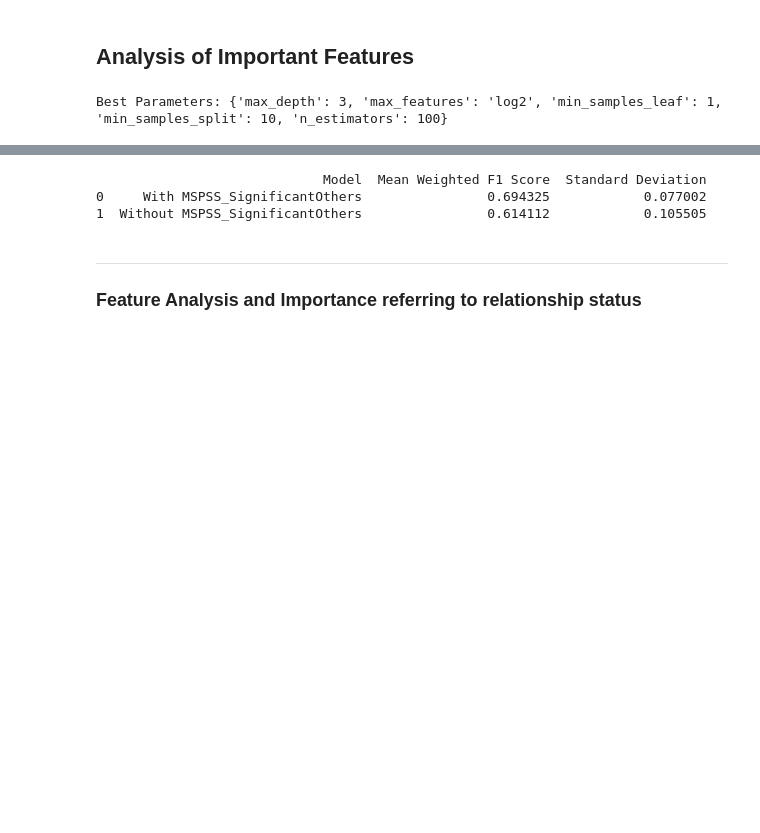
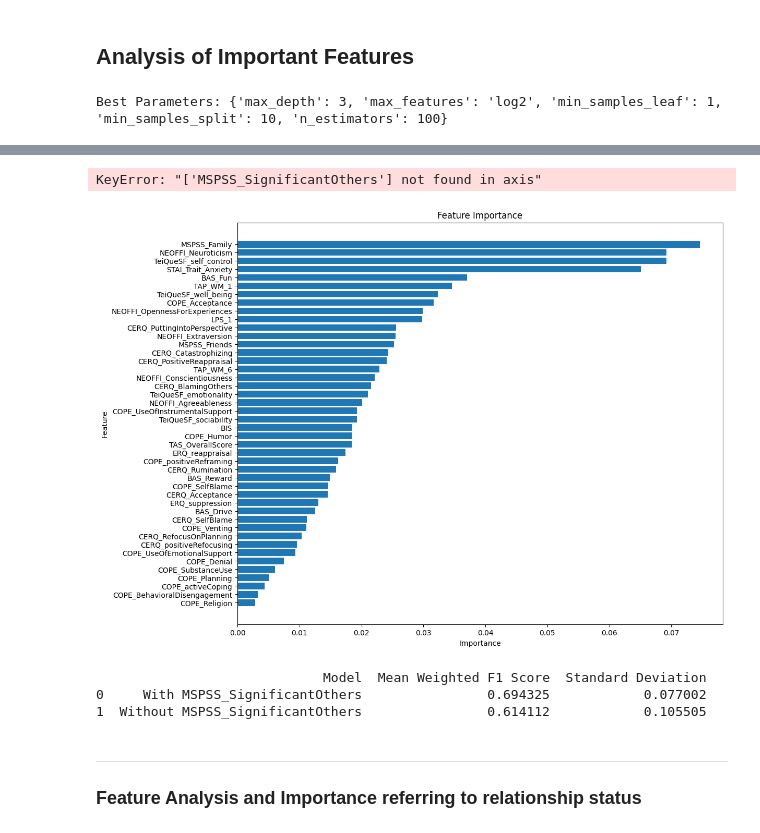
Before and after one commit to nicola1702/LEMON-Love-Predictor, a Jupyter notebook: code/model_training.ipynb, the cells around one changed output, grey strips where cells are left out. Cells and saved outputs as stored; diff of their text form; code cells hidden in the pictures; blank space fills up the shorter version.

```diff
--- a/code/model_training.ipynb
+++ b/code/model_training.ipynb
@@ -279,3 +252,67 @@ Weighted F1 Score: 0.6141 ± 0.1055
+# %%
+# Define parameter grid
+merged_data_clean_scaled_dataframe_ohne_MSPSS = merged_data_clean_scaled_dataframe.drop(columns=["MSPSS_SignificantOthers"])
+
+merged_data_clean_relevant_MSPSS = merged_data_clean_relevant.drop(columns=["MSPSS_SignificantOthers"])
+#normalize data
+scaler = RobustScaler()
+merged_data_clean_scaled_MSPSS = scaler.fit_transform(merged_data_clean_relevant_MSPSS)
+
+#Dataframe with normalized columsn and header
+merged_data_clean_scaled_dataframe_MSPSS = pd.DataFrame(merged_data_clean_scaled_MSPSS, columns=merged_data_clean_relevant_MSPSS.columns)
+
+X_train, X_test, Y_train, Y_test = train_test_split(merged_data_clean_scaled_MSPSS, relationship_array, test_size=0.2, stratify=relationship_array, random_state=42)
+
+param_grid = {
+    'max_depth': [3, 5, 10],
+    'min_samples_split': [2, 5, 10, 20],
+    'min_samples_leaf': [1, 2, 5, 10],
+    'n_estimators': [10, 25, 50, 100, 150],
+    'max_features': ['sqrt', 'log2',None]
+}
+
+# Initialize GridSearchCV
+grid_search_2 = GridSearchCV(
+    estimator=RandomForestClassifier(class_weight='balanced', random_state=42), #The “balanced” mode uses the values of y to automatically adjust weights inversely proportional to class frequencies in the input data as n_samples / (n_classes * np.bincount(y))
+    param_grid=param_grid,
+    cv=5,       # Cross-validation folds
+    scoring='f1_weighted',
+    n_jobs=-1
+)
+
+# Fit the model
+grid_search_2.fit(X_train, Y_train)
+
+# Best Parameters
+print("Best Parameters:", grid_search_2.best_params_)
+
+best_model_MSPSS = grid_search_2.best_estimator_
+# Test Model on Test Set
+y_pred_2 = best_model_MSPSS.predict(X_test)
+
+# Evaluate the best model
+results = classification_report(Y_test, y_pred_2, output_dict=True)
+print(results)
+print("weighted average F1 Score: " + str(results["weighted avg"]["f1-score"]))
+# %% [output]
+KeyError: "['MSPSS_SignificantOthers'] not found in axis"
+# %%
+# Feature Importance
+
+feature_importances_wo_MSPSS = pd.DataFrame({
+    'Feature': merged_data_clean_scaled_dataframe_MSPSS.columns,
+    'Importance': best_model_MSPSS.feature_importances_
+}).sort_values(by='Importance', ascending=True)
+
+# Plot
+plt.figure(figsize=(12, 10))
+plt.barh(feature_importances_wo_MSPSS['Feature'], feature_importances_wo_MSPSS['Importance'])
+plt.xlabel('Importance')
+plt.ylabel('Feature')
+plt.title('Feature Importance')
+plt.show()
+# %% [output]
+[figure, added]
 # %%
 
 # Vergleich der Cross-Validation Scores
```
Also changed, not shown: parts of 11 cells of this notebook, 3 other files.
